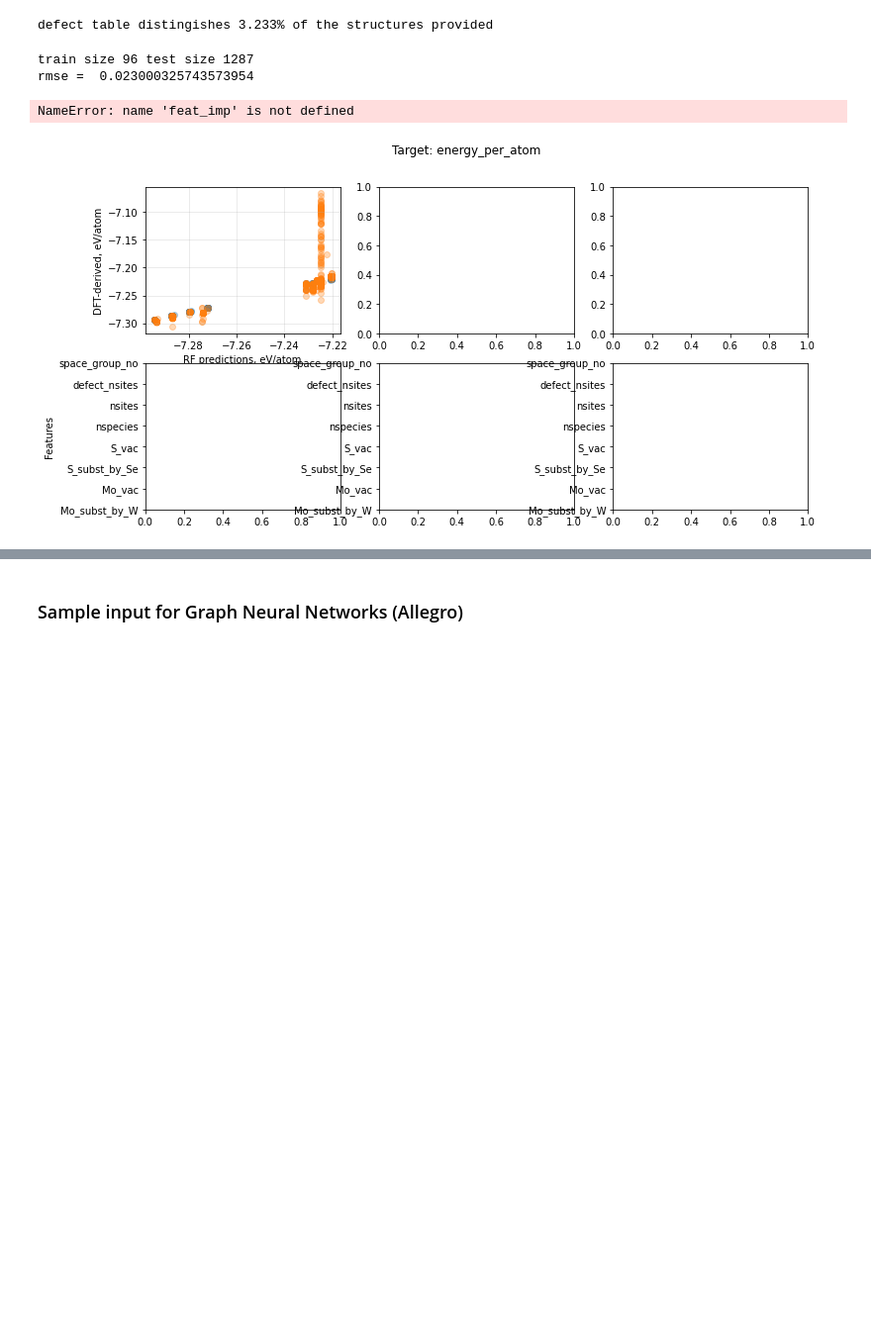
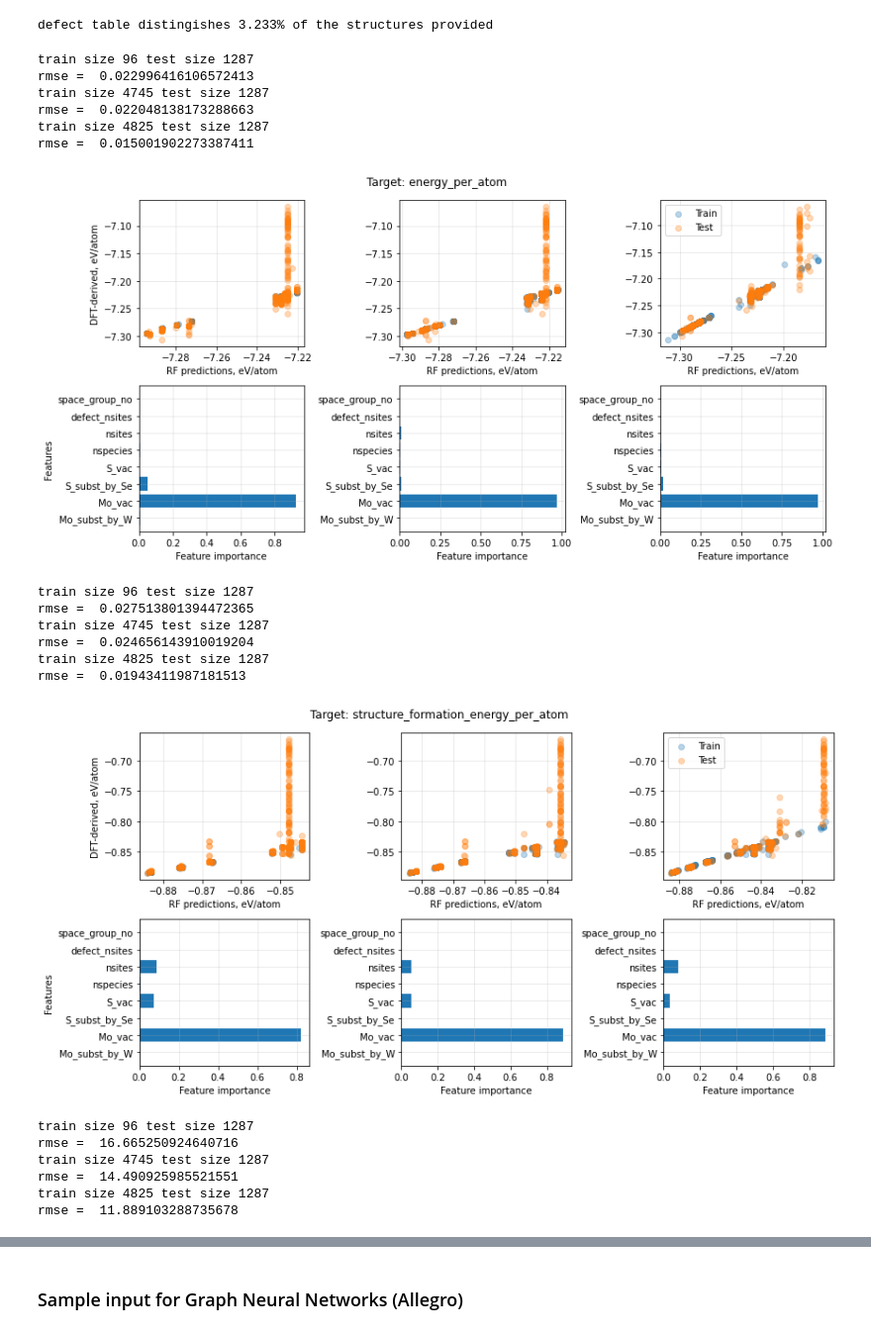
Before and after one commit to AIRI-Institute/2DMD_at_a_Glance, a Jupyter notebook: 2DMD at a Glance-draft.ipynb, the cells around one changed output, grey strips where cells are left out. Shown at 99% size. Cells and saved outputs as stored; diff of their text form; code cells hidden in the pictures; blank space fills up the shorter version.

```diff
--- a/2DMD at a Glance-draft.ipynb
+++ b/2DMD at a Glance-draft.ipynb
@@ -458,34 +464,50 @@ for target in ['energy_per_atom', 'structure_formation_energy_per_atom',
         else :
             plt.yticks(range(len(features)), features)
 
     for ind, i in enumerate(range(2,5)) :
         MoS2_train_reduced = MoS2_train[MoS2_train['defect_nsites'] <= i]
         print('train size', MoS2_train_reduced.shape[0], 'test size', MoS2_test.shape[0])
 
         model.fit(MoS2_train_reduced[features], MoS2_train_reduced[target])
         dft_values = MoS2_test[target]
         predictions = model.predict(MoS2_test[features])
         print('rmse = ', mse(dft_values, predictions, squared=False))
 
         axs[0,ind].scatter(model.predict(MoS2_train_reduced[features]),
                     MoS2_train_reduced[target], label='Train', alpha=0.3)
         axs[0,ind].scatter(predictions, dft_values, label='Test', alpha=0.3)
 
         axs[0,ind].set_xlabel('RF predictions, eV/atom')
         axs[0,ind].grid(alpha=0.3)
 
+        feat_imp = model.best_estimator_.feature_importances_
         axs[1,ind].barh(range(len(features)), width=feat_imp)
         axs[1,ind].set_xlabel('Feature importance')
 
         axs[1,ind].grid(alpha=0.3)
 
     axs[0,ind].legend()
 
-
     plt.tight_layout()
     plt.show()
 # %% [output]
 train size 96 test size 1287
-rmse =  0.023000325743573954
+rmse =  0.022996416106572413
+train size 4745 test size 1287
+rmse =  0.022048138173288663
+train size 4825 test size 1287
+rmse =  0.015001902273387411
+[figure, new version]
-NameError: name 'feat_imp' is not defined
+train size 96 test size 1287
+rmse =  0.027513801394472365
+train size 4745 test size 1287
+rmse =  0.024656143910019204
+train size 4825 test size 1287
+rmse =  0.01943411987181513
-[figure, old version]
+[figure, added]
+train size 96 test size 1287
+rmse =  16.665250924640716
+train size 4745 test size 1287
+rmse =  14.490925985521551
+train size 4825 test size 1287
+rmse =  11.889103288735678
```
Also changed, not shown: parts of 4 cells of this notebook.
